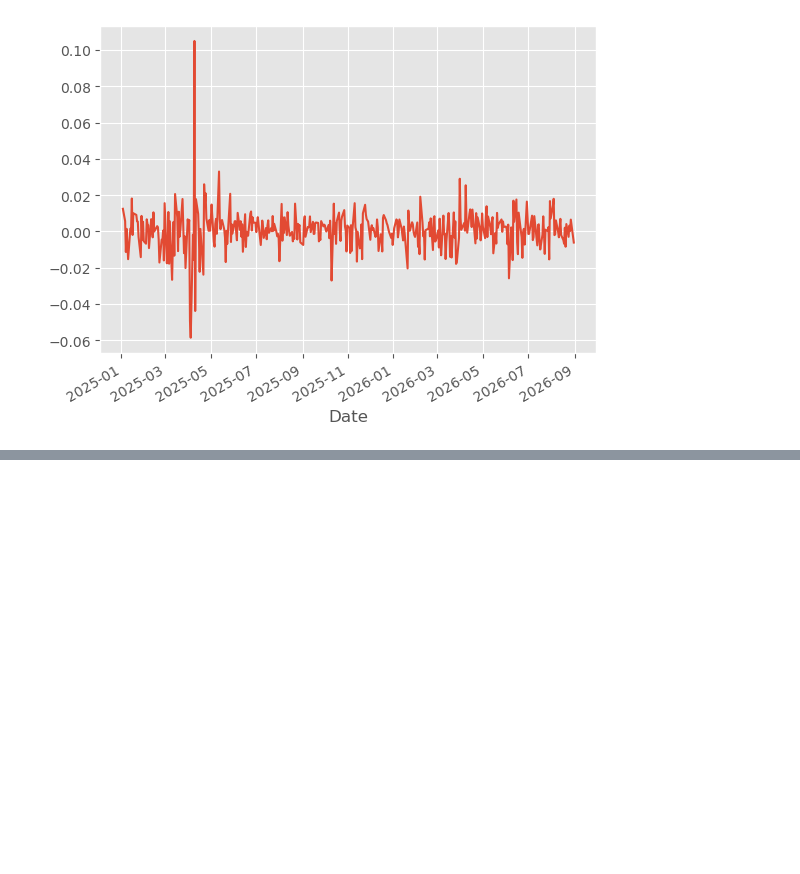
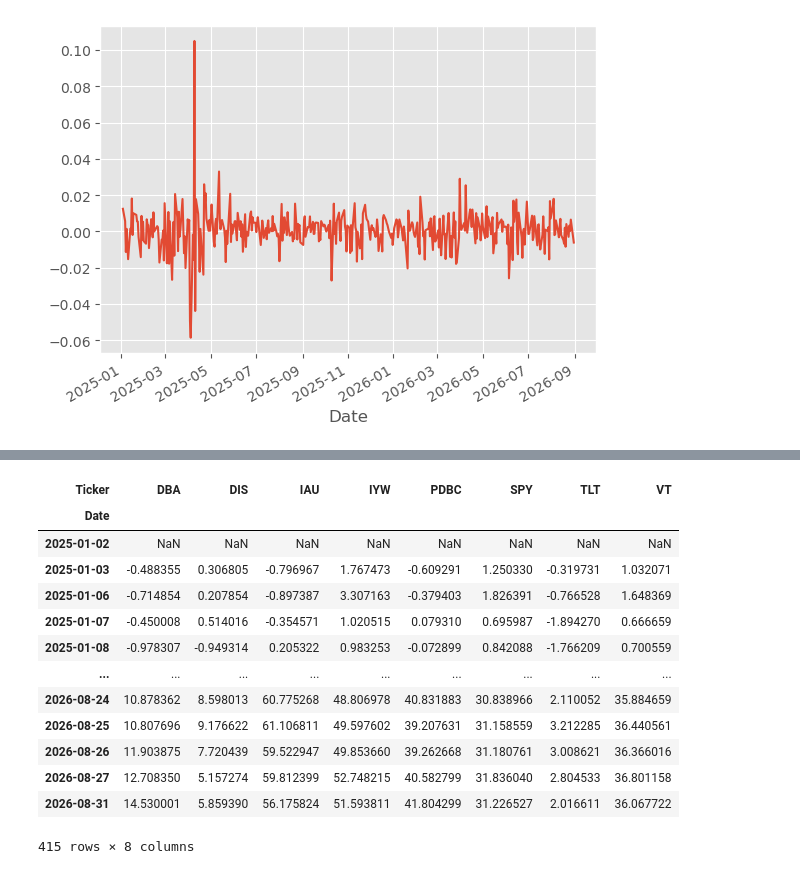
Before and after one commit to dev-innit/Financial-Data-Analysis-Project, a Jupyter notebook: base.ipynb, the cells around one changed output, grey strips where cells are left out. Saved outputs shown, nothing was run; the diff lists cells and outputs as text; code cells hidden in the pictures; blank space fills up the shorter version.

Commit message:
overview of all the tickers

```diff
--- a/base.ipynb
+++ b/base.ipynb
@@ -395,0 +407,20 @@ spy_dayily_pc.plot()
+# %%
+stock_dayily_pc = ( stock-stock.shift(1)) / stock.shift(1) * 100
+stock_dayily_pc.head()
+stock_d_cr = stock_dayily_pc.cumsum()
+stock_d_cr
+# %% [output]
+| Ticker | DBA | DIS | IAU | IYW | PDBC | SPY | TLT | VT |
+| Date |  |  |  |  |  |  |  |  |
+| 2025-01-02 | NaN | NaN | NaN | NaN | NaN | NaN | NaN | NaN |
+| 2025-01-03 | -0.488355 | 0.306805 | -0.796967 | 1.767473 | -0.609291 | 1.250330 | -0.319731 | 1.032071 |
+| 2025-01-06 | -0.714854 | 0.207854 | -0.897387 | 3.307163 | -0.379403 | 1.826391 | -0.766528 | 1.648369 |
+| 2025-01-07 | -0.450008 | 0.514016 | -0.354571 | 1.020515 | 0.079310 | 0.695987 | -1.894270 | 0.666659 |
+| 2025-01-08 | -0.978307 | -0.949314 | 0.205322 | 0.983253 | -0.072899 | 0.842088 | -1.766209 | 0.700559 |
+| ... | ... | ... | ... | ... | ... | ... | ... | ... |
+| 2026-08-24 | 10.878362 | 8.598013 | 60.775268 | 48.806978 | 40.831883 | 30.838966 | 2.110052 | 35.884659 |
+| 2026-08-25 | 10.807696 | 9.176622 | 61.106811 | 49.597602 | 39.207631 | 31.158559 | 3.212285 | 36.440561 |
+| 2026-08-26 | 11.903875 | 7.720439 | 59.522947 | 49.853660 | 39.262668 | 31.180761 | 3.008621 | 36.366016 |
+| 2026-08-27 | 12.708350 | 5.157274 | 59.812399 | 52.748215 | 40.582799 | 31.836040 | 2.804533 | 36.801158 |
+| 2026-08-31 | 14.530001 | 5.859390 | 56.175824 | 51.593811 | 41.804299 | 31.226527 | 2.016611 | 36.067722 |
+415 rows × 8 columns
```
Also changed, not shown: parts of 3 cells of this notebook.
